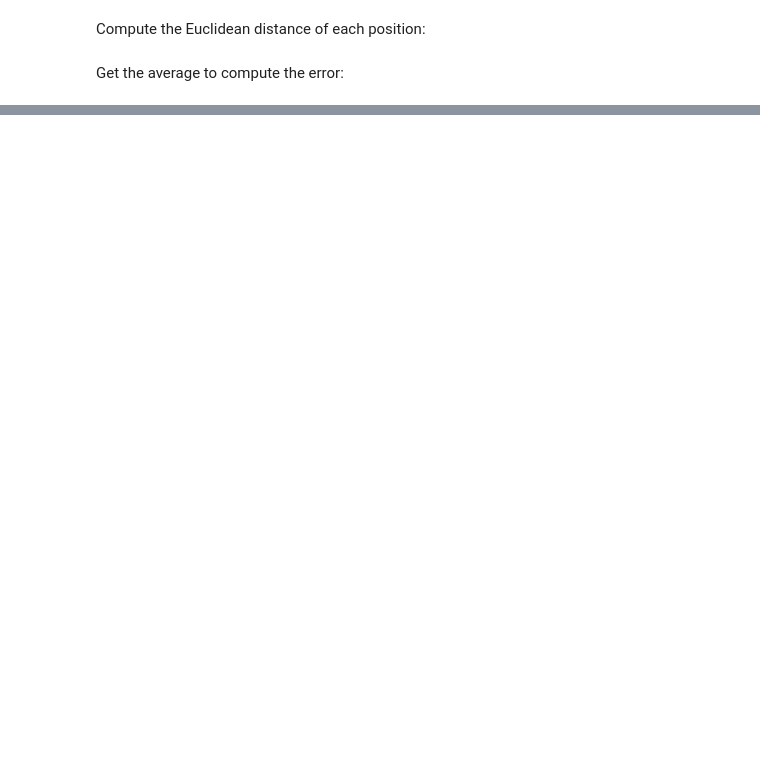
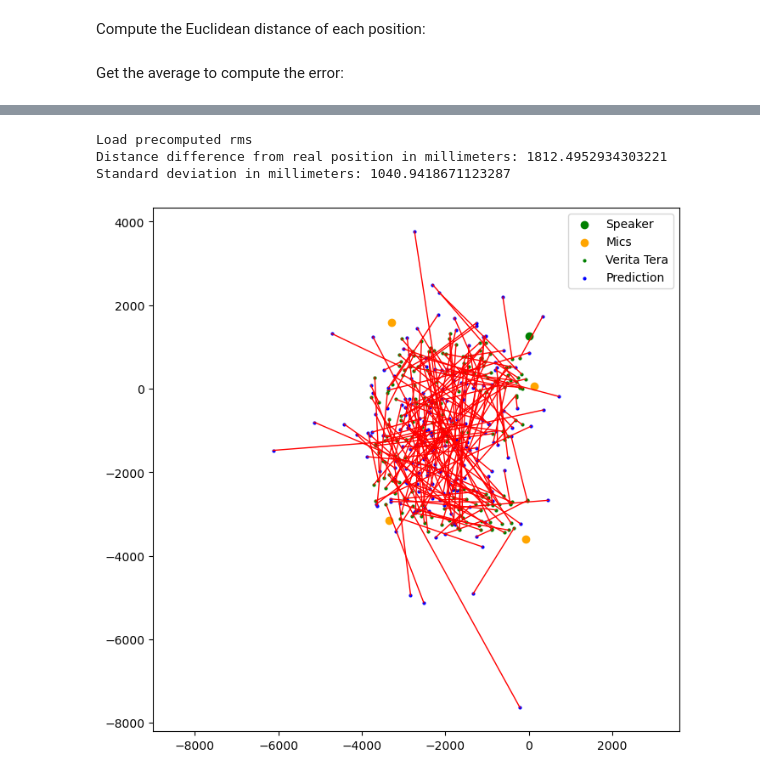
Before and after one commit to LilianSchall/datahack-accoustic, a Jupyter notebook: 01-linear_regression.ipynb, the cells around one changed output, grey strips where cells are left out. Cells and saved outputs as stored; diff of their text form; code cells hidden in the pictures; blank space fills up the shorter version.

```diff
--- a/01-linear_regression.ipynb
+++ b/01-linear_regression.ipynb
@@ -175,0 +179,30 @@ human1_dataset[0].room_setup.plot_heatmap(y_pred, y_test, avg)
+# %%
+human_rms = generate_rms(human1_dataset, frame_length=2048, hop_length=512)
+y_all = human1_dataset[1].copy()
+
+y_all = rescale(y_all)
+X_all = sklearn.preprocessing.normalize(human_rms, axis=0)
+
+model = LinearRegression()
+
+X_train, X_test, y_train, y_test = train_test_split(X_all, y_all, test_size=0.2, shuffle=True)
+# Train the KNN model
+model.fit(X_train, y_train)
+
+# Make predictions on the testing set
+y_pred = model.predict(X_test)
+y_test = unscale(y_test)
+y_pred = unscale(y_pred)
+
+dist = np.linalg.norm(y_pred - y_test,axis=1)
+avg = np.average(dist)
+std = np.std(dist)
+print("Distance difference from real position in millimeters:", avg)
+print("Standard deviation in millimeters:", std)
+
+human1_dataset[0].room_setup.plot_prediction(y_pred, y_test)
+# %% [output]
+Load precomputed rms
+Distance difference from real position in millimeters: 1812.4952934303221
+Standard deviation in millimeters: 1040.9418671123287
+[figure, added]
```
Also changed, not shown: parts of 7 cells of this notebook, 3 other files.
